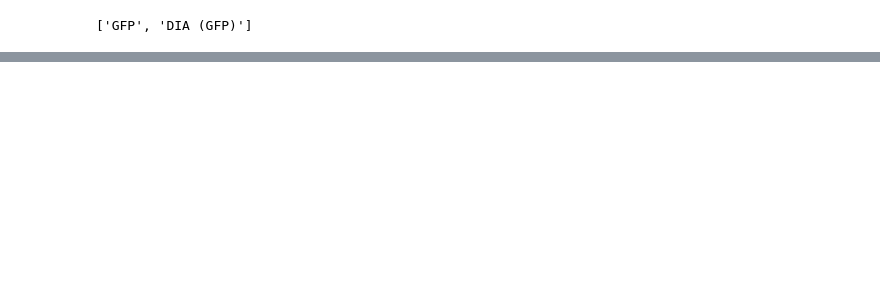
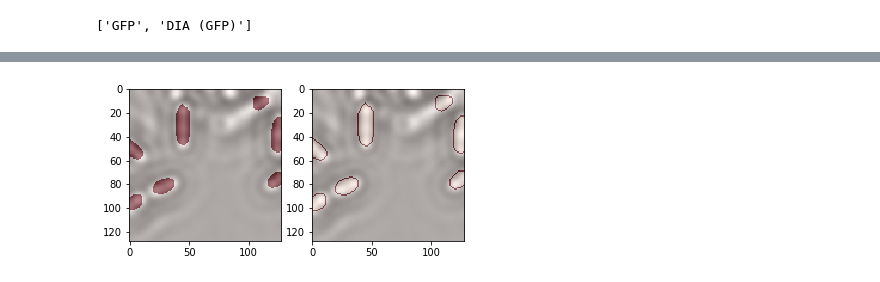
Before and after one commit to guiwitz/DeepPlateSegmenter, a Jupyter notebook: generate_trainingset/make_goodset_part1.ipynb, the cells around one changed output, grey strips where cells are left out. Drawn from its saved outputs; the diff is of its cells as text; code cells hidden in the pictures; blank space fills up the shorter version.

```diff
--- a/generate_trainingset/make_goodset_part1.ipynb
+++ b/generate_trainingset/make_goodset_part1.ipynb
@@ -194,0 +233,18 @@ np.save(path_to_save+'imgs_id_test.npy', imgs_id)
+# %%
+numsplits = int(correlations.shape[0]/128)
+numimages = correlations.shape[2]
+# %%
+#Definition of structures containing training and test datasets
+#Dimensions and size of training and test datasets
+channels = 1
+image_rows = 128
+image_cols = 128
+num_train = numsplits**2*numimages-20
+num_test = 20
+
+num_tot = num_train+num_test
+imgs = np.ndarray((num_train, image_rows, image_cols,channels), dtype=np.float64)
+imgs_mask = np.ndarray((num_train, image_rows, image_cols), dtype=np.uint8)
+imgs_weight = np.ndarray((num_train, image_rows, image_cols), dtype=np.uint8)
+imgs_test = np.ndarray((num_test, image_rows, image_cols,channels), dtype=np.float64)
+imgs_id = np.ndarray((num_test, ), dtype=np.int32)
@@ -194,0 +263,5 @@ np.save(path_to_save+'imgs_id_test.npy', imgs_id)
+# %%
+weights[weights==11] = 200
+weights[masks==1] = 20
+# %%
+num_train = 2*num_train
@@ -194,0 +321,12 @@ np.save(path_to_save+'imgs_id_test.npy', imgs_id)
+# %%
+#check individul examples of training set
+plt.subplot(1,2,1)
+id = 221
+plt.imshow(imgs[id,:,:,0],cmap = 'gray')
+plt.imshow(np.reshape(imgs_mask[id,:],(image_rows,image_cols)),alpha = 0.5, cmap = 'Reds')
+plt.subplot(1,2,2)
+plt.imshow(imgs[id,:,:,0],cmap = 'gray')
+plt.imshow(np.reshape(imgs_weight[id,:],(image_rows,image_cols)),alpha = 0.5, cmap = 'Reds')
+plt.show()
+# %% [output]
+[figure, added]
```
Also changed, not shown: parts of 41 cells of this notebook, 12 other files.
